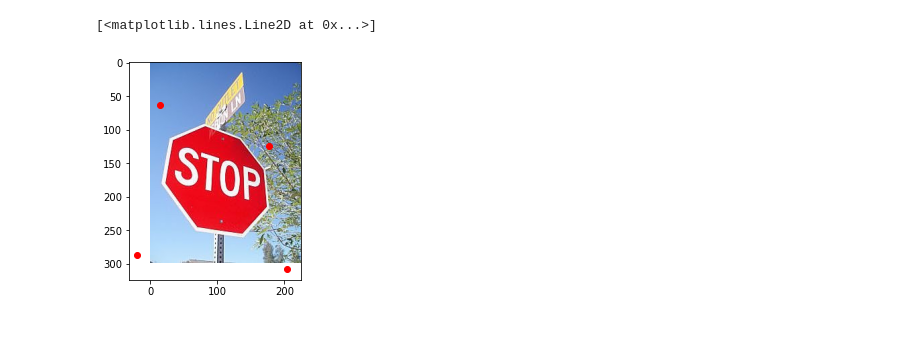
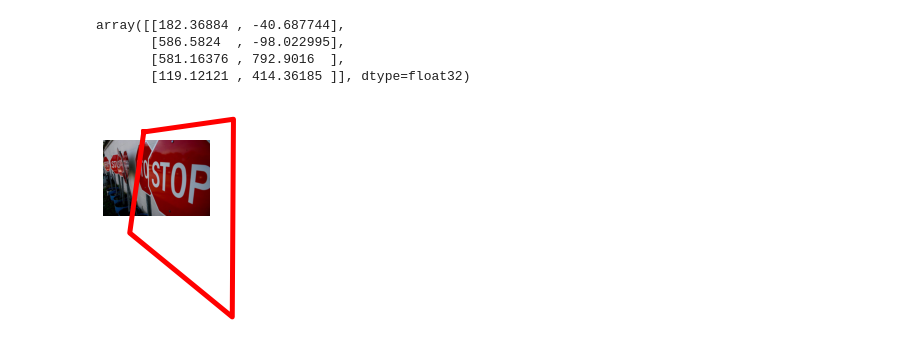
Before and after one commit to RuolinZheng08/ttic31040-computer-vision, a Jupyter notebook: project/instance_detector.ipynb, the cells around one changed output. Cells and saved outputs as stored; diff of their text form; code cells hidden in the pictures.

```diff
--- a/project/instance_detector.ipynb
+++ b/project/instance_detector.ipynb
@@ -160,7 +168,8 @@ plt.plot(corners[:, :, 0], corners[:, :, 1], 'ro')
-# %%
-corners = detector.detect_object(img4)
-plt.imshow(img4)
-plt.plot(corners[:, :, 0], corners[:, :, 1], 'ro')
-# %% [output]
-[<matplotlib.lines.Line2D at 0x...>]
-[figure, removed]
+# %%
+detector.detect_object(img2)
+# %% [output]
+array([[182.36884 , -40.687744],
+       [586.5824  , -98.022995],
+       [581.16376 , 792.9016  ],
+       [119.12121 , 414.36185 ]], dtype=float32)
+[figure, added]
```
Also changed, not shown: parts of 14 cells of this notebook, 11 other files.
